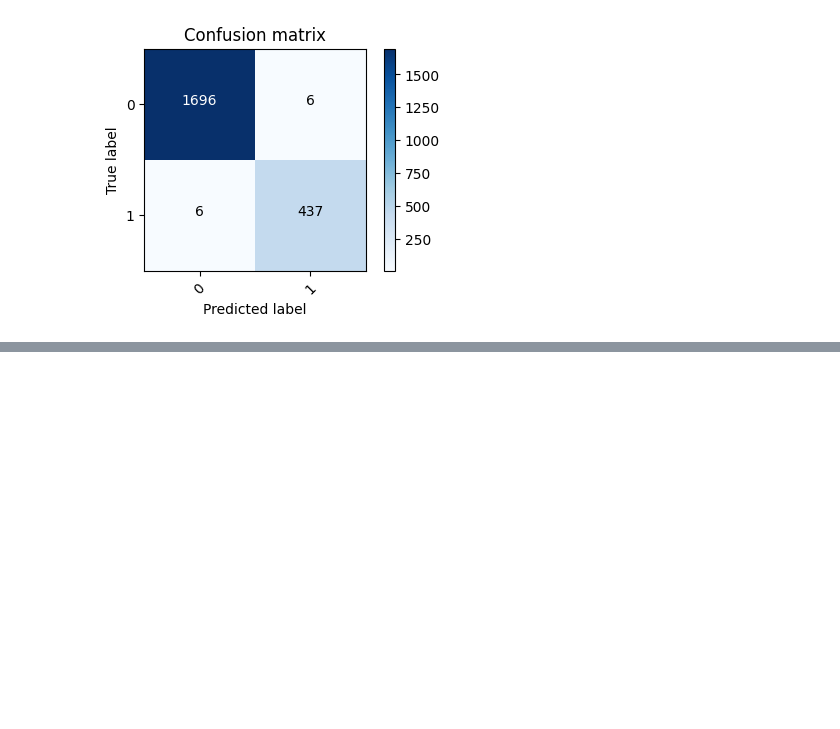
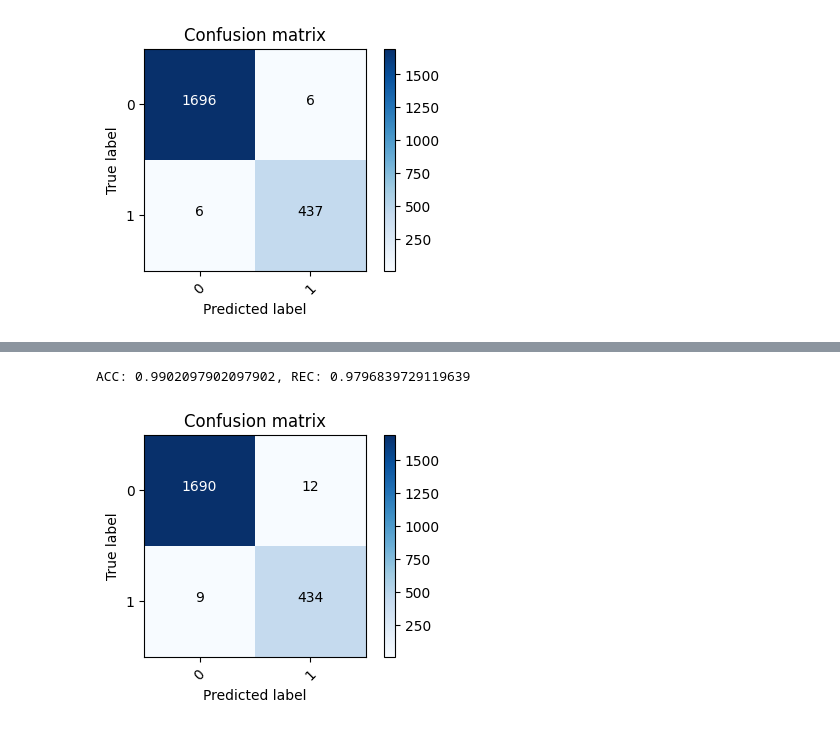
Before and after one commit to robfairh/portfolio_projects, a Jupyter notebook: MachineLearning/ThesisSimplifiedModel.ipynb, the cells around one changed output, grey strips where cells are left out. Saved outputs shown, nothing was run; the diff lists cells and outputs as text; code cells hidden in the pictures; blank space fills up the shorter version.

```diff
--- a/MachineLearning/ThesisSimplifiedModel.ipynb
+++ b/MachineLearning/ThesisSimplifiedModel.ipynb
@@ -335,0 +366,12 @@ ACC: 0.9944055944055944, REC: 0.9864559819413092
+# %%
+# KNN
+# n_neighbors was optimized grid search based on the recall
+model = KNeighborsClassifier(n_neighbors=3)
+model.fit(norm_xtrain, ytrain[:, 0])
+
+yhat = model.predict(norm_xtest)
+calc_metrics(ytest, yhat)
+plot_confusion_matrix(ytest, yhat, figname='cnfm', save=False)
+# %% [output]
+ACC: 0.9902097902097902, REC: 0.9796839729119639
+[figure, added]
```
Also changed, not shown: parts of 9 cells of this notebook.
